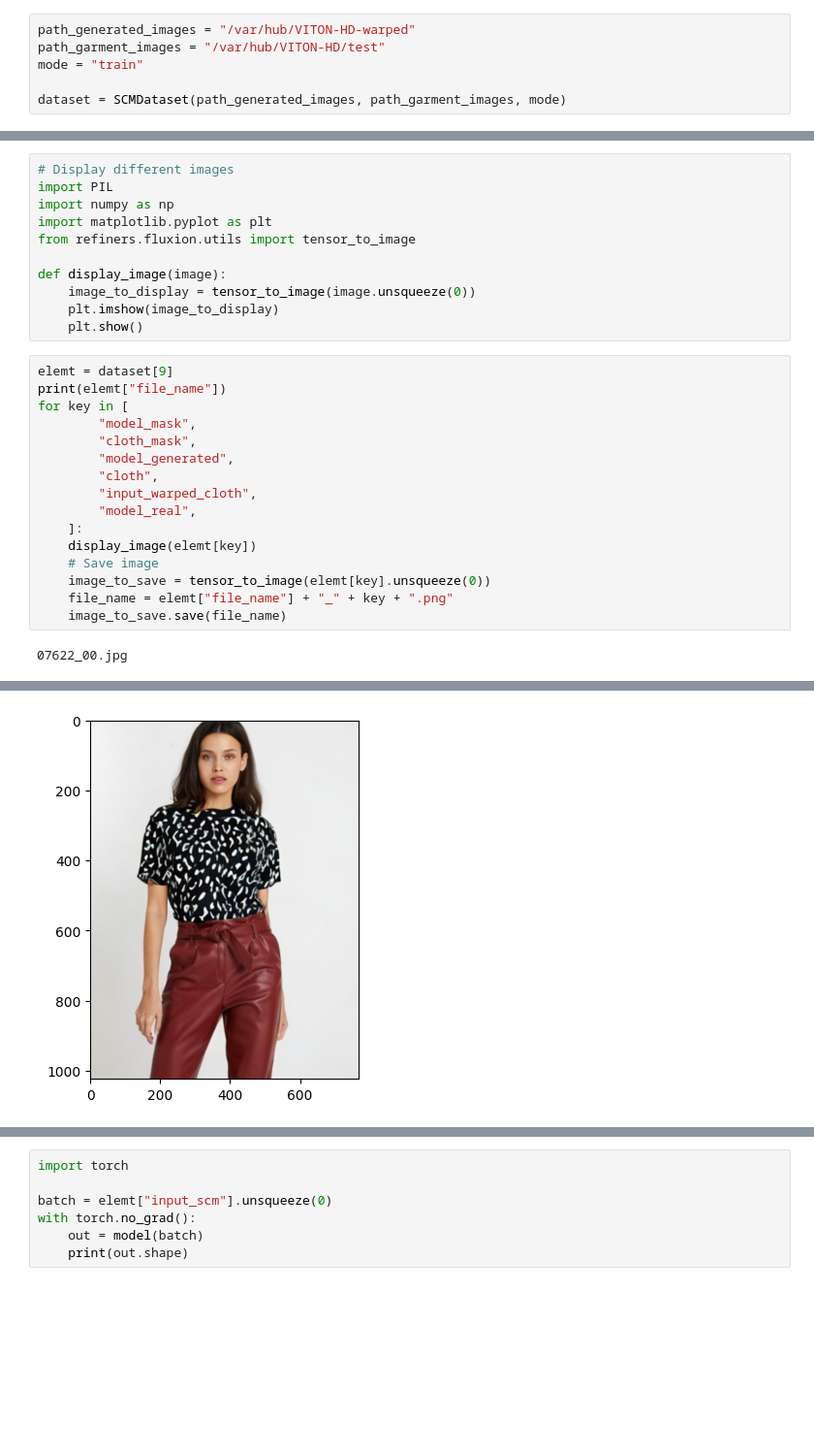
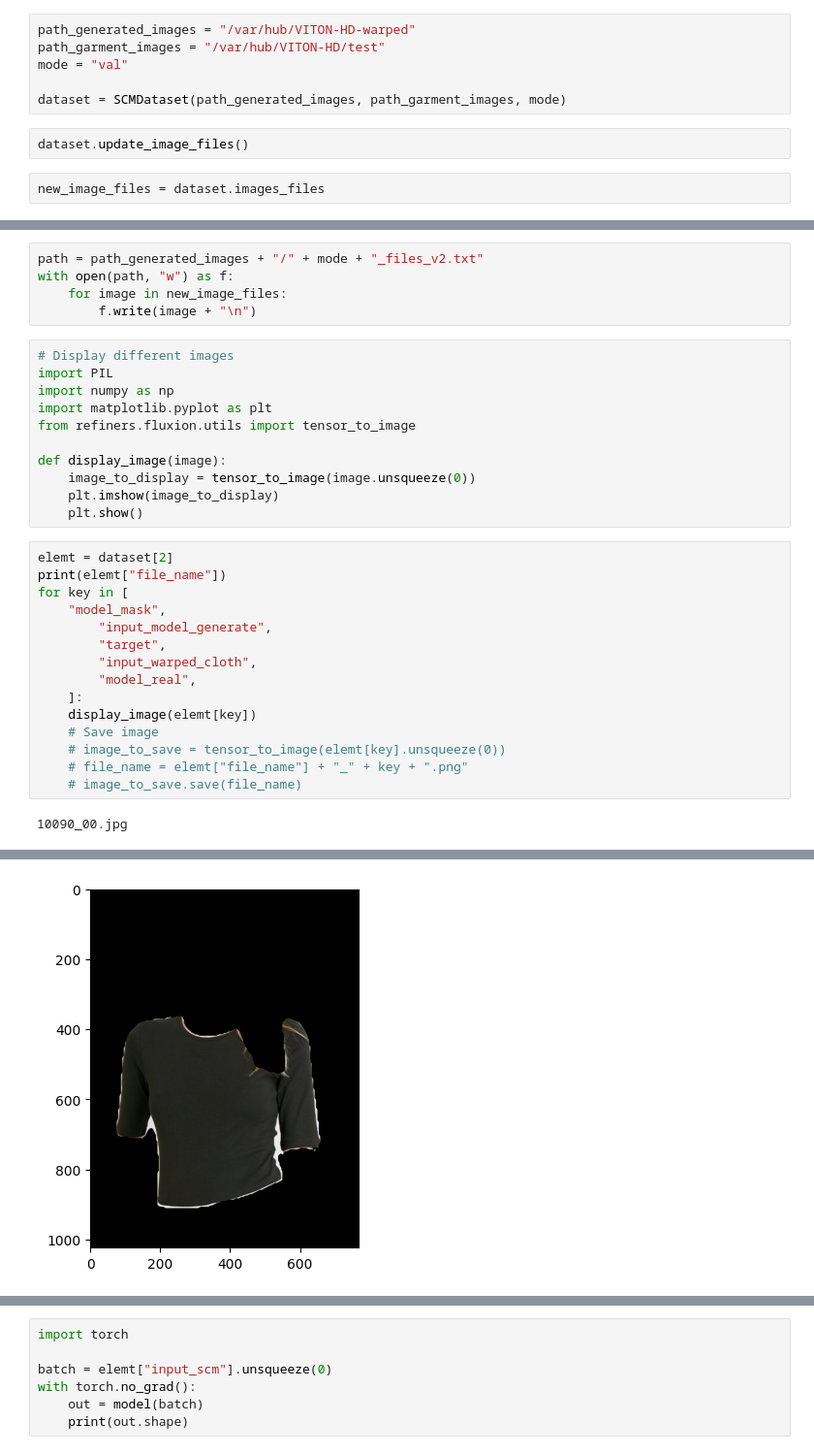
Before and after one commit to julenurchoeguia/vton, a Jupyter notebook: notebooks/test.ipynb, the cells around one changed output, grey strips where cells are left out. Shown at 97% size. Cells and saved outputs as stored; diff of their text form; blank space fills up the shorter version.

Commit message:
feat: new trainings

```diff
--- a/notebooks/test.ipynb
+++ b/notebooks/test.ipynb
@@ -24,6 +24,10 @@ saving_path
 # %%
 path_generated_images = "/var/hub/VITON-HD-warped"
 path_garment_images = "/var/hub/VITON-HD/test"
-mode = "train"
+mode = "val"
 
 dataset = SCMDataset(path_generated_images, path_garment_images, mode)
+# %%
+dataset.update_image_files()
+# %%
+new_image_files = dataset.images_files
@@ -30,3 +38,8 @@ dataset = SCMDataset(path_generated_images, path_garment_images, mode)
+# %%
+path = path_generated_images + "/" + mode + "_files_v2.txt"
+with open(path, "w") as f:
+    for image in new_image_files:
+        f.write(image + "\n")
 # %%
 # Display different images
 import PIL
@@ -39,20 +52,19 @@ def display_image(image):
     plt.imshow(image_to_display)
     plt.show()
 # %%
-elemt = dataset[9]
+elemt = dataset[2]
 print(elemt["file_name"])
 for key in [
-        "model_mask",
-        "cloth_mask",
-        "model_generated",
-        "cloth",
+    "model_mask",
+        "input_model_generate",
+        "target",
         "input_warped_cloth",
         "model_real",
     ]:
     display_image(elemt[key])
     # Save image
-    image_to_save = tensor_to_image(elemt[key].unsqueeze(0))
-    file_name = elemt["file_name"] + "_" + key + ".png"
-    image_to_save.save(file_name)
+    # image_to_save = tensor_to_image(elemt[key].unsqueeze(0))
+    # file_name = elemt["file_name"] + "_" + key + ".png"
+    # image_to_save.save(file_name)
 # %% [output]
-07622_00.jpg
+10090_00.jpg
@@ -61 +73 @@ for key in [
-[figure, old version]
+[figure, new version]
```
Also changed, not shown: parts of 5 cells of this notebook, 3 other files.
